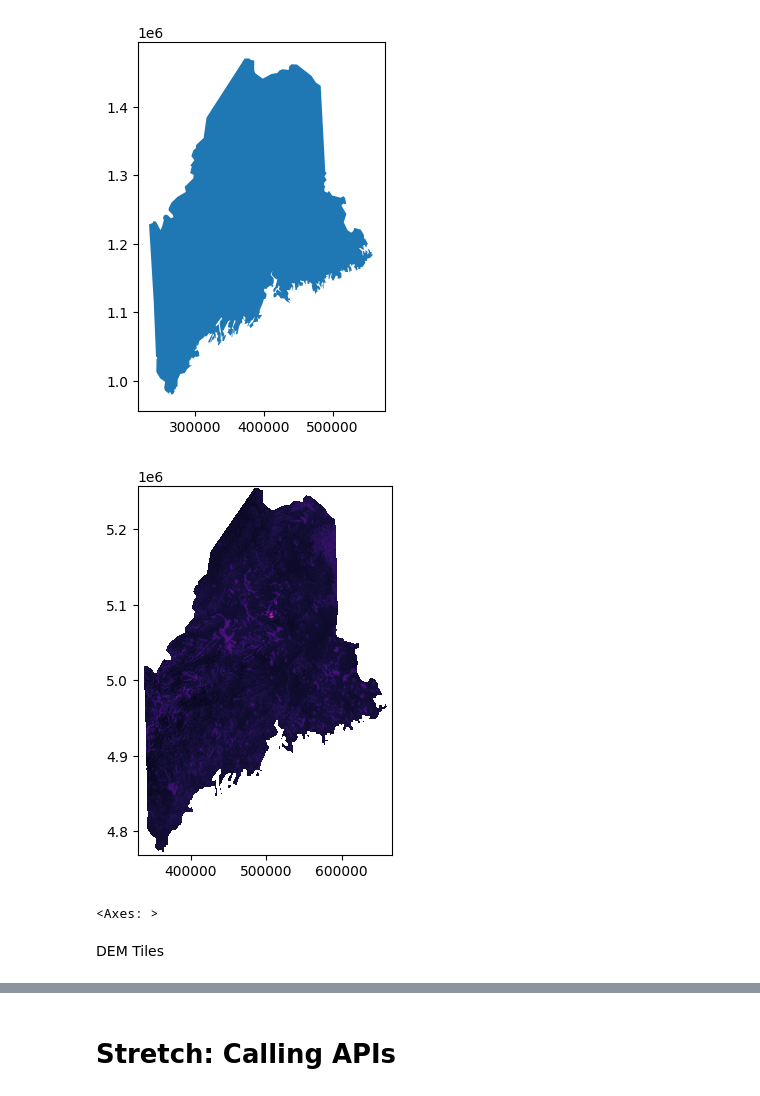
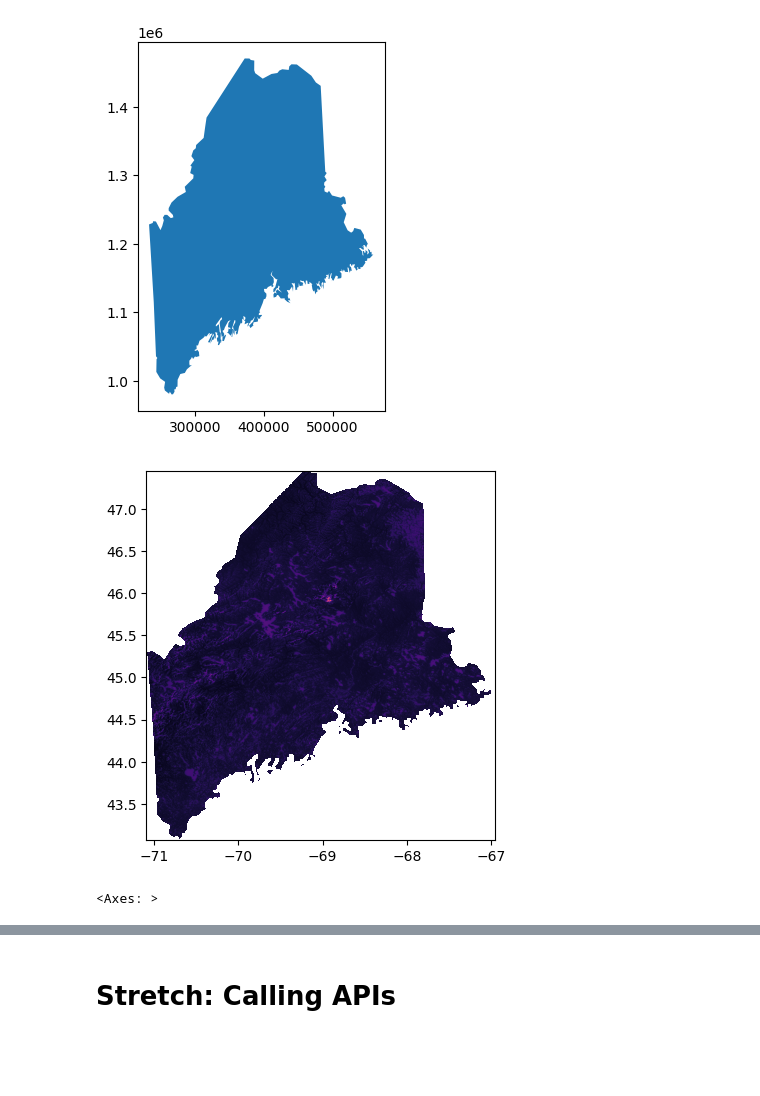
Before and after one commit to tuftsdatalab/python-geoprocessing, a Jupyter notebook: Demos.ipynb, the cells around one changed output, grey strips where cells are left out. Drawn from its saved outputs; the diff is of its cells as text; code cells hidden in the pictures; blank space fills up the shorter version.

```diff
--- a/Demos.ipynb
+++ b/Demos.ipynb
@@ -593,9 +592,7 @@ with rio.open('wind2023_ME.tif') as src:
                     resampling=Resampling.nearest)
 # %%
 # Lighter colors indicate higher average wind speeds!
-show(rio.open('/content/WindSpeed_ME_Reprojected.tif'),cmap='magma')
+show(rio.open('/content/wind2023_ME.tif'),cmap='magma')
 # %% [output]
-[figure, old version]
+[figure, new version]
 <Axes: >
-# %% [markdown]
-DEM Tiles
```
Also changed, not shown: parts of 28 cells of this notebook.
